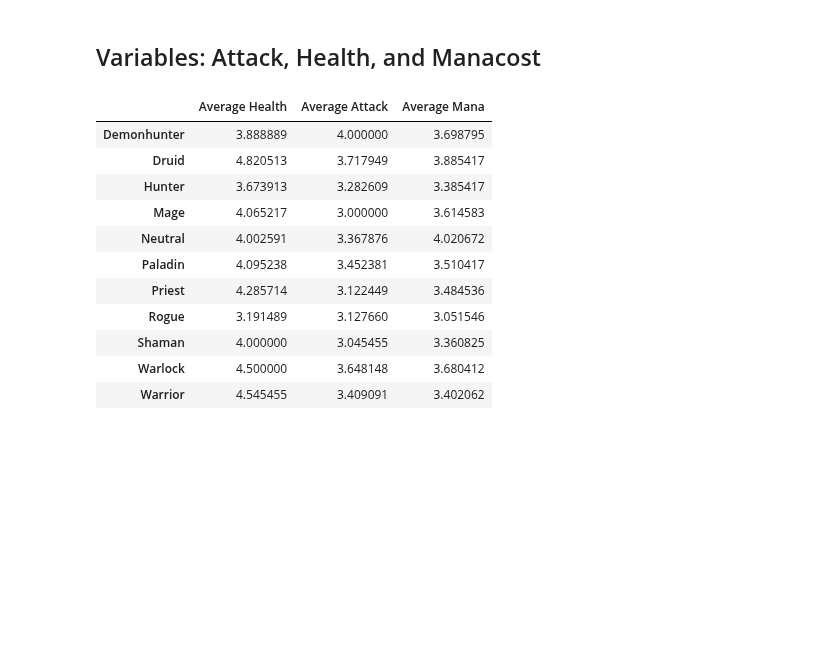
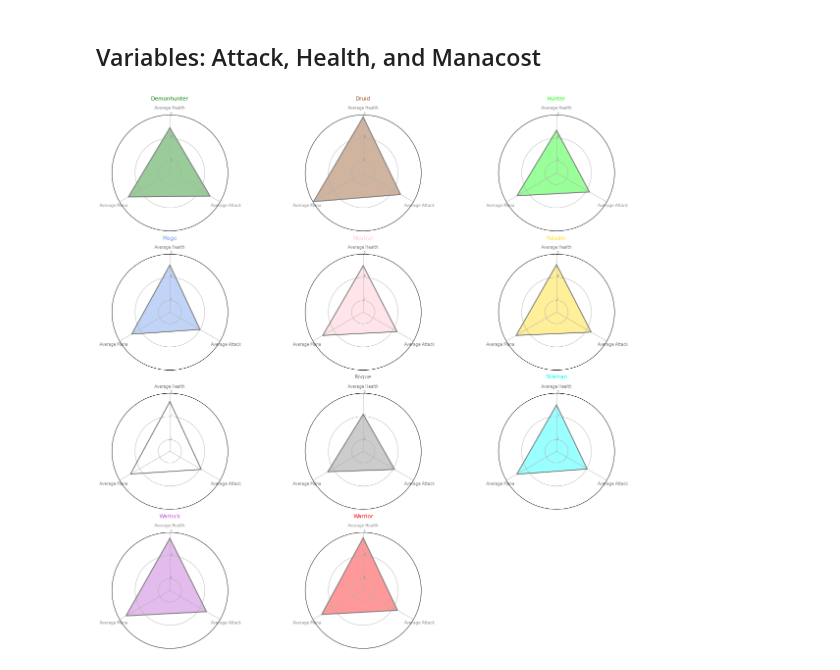
Before and after one commit to SamuelD-Data/hearthstone_project, a Jupyter notebook: hearthstone_project_notebook.ipynb, the cells around one changed output. Cells and saved outputs as stored; diff of their text form; code cells hidden in the pictures; blank space fills up the shorter version.

Commit message:
created radar plots for each class depicting manacost, health, and attack on average

```diff
--- a/hearthstone_project_notebook.ipynb
+++ b/hearthstone_project_notebook.ipynb
@@ -984,21 +985,59 @@ plt.show()
 # %% [markdown]
 ## Variables: Attack, Health, and Manacost
 # %%
-# selecting columns for radar plot
-radar_df = pd.DataFrame(dict(Average_Health = minions_health, Average_Attack = minions_attack, Average_Mana = avgmana.squeeze()))
-radar_df.columns = ['Average Health', 'Average Attack', 'Average Mana']
+# created series of average minion manacost for each class
+minions_manacost = minions.groupby('name_prime_hero_class').mean()['manacost']
+minions_manacost.index = minions_manacost.index.str.title()
+
+# creating df for radar plot
+radar_df = pd.DataFrame(dict(Average_Health = minions_health, Average_Attack = minions_attack, Average_Mana = minions_manacost ))
+
+# resetting index to convert index to column
+radar_df.reset_index(inplace=True)
+
+# renaming columns
+radar_df.columns = ['Hero Class', 'Average Health', 'Average Attack', 'Average Mana']
-# %%
-radar_df
-# %% [output]
-|  | Average Health | Average Attack | Average Mana |
-| Demonhunter | 3.888889 | 4.000000 | 3.698795 |
-| Druid | 4.820513 | 3.717949 | 3.885417 |
-| Hunter | 3.673913 | 3.282609 | 3.385417 |
-| Mage | 4.065217 | 3.000000 | 3.614583 |
-| Neutral | 4.002591 | 3.367876 | 4.020672 |
-| Paladin | 4.095238 | 3.452381 | 3.510417 |
-| Priest | 4.285714 | 3.122449 | 3.484536 |
-| Rogue | 3.191489 | 3.127660 | 3.051546 |
-| Shaman | 4.000000 | 3.045455 | 3.360825 |
-| Warlock | 4.500000 | 3.648148 | 3.680412 |
-| Warrior | 4.545455 | 3.409091 | 3.402062 |
+# %%
+def make_spider(row, subplot_title, subplot_color):
+
+    # number of variables
+    categories = list(radar_df)[1:]
+    N = len(categories)
+
+    # setting angles of each axis in plot
+    angles = [n / float(N) * 2 * pi for n in range(N)]
+    angles += angles[:1]
+
+    # initialising radar plot
+    ax = plt.subplot(4, 3, row + 1, polar = True, )
+
+    # centering radar (ie. rotating so that one variable is at top)
+    ax.set_theta_offset(pi / 2)
+    ax.set_theta_direction(-1)
+
+    plt.xticks(angles[:-1], categories, color = 'grey', size = 8)
+
+    # setting y tick values and labels
+    ax.set_rlabel_position(0)
+    plt.yticks([1, 3, 5], ["1", "3" ,"5"], color = "grey", size = 7)
+    plt.ylim(0, 5)
+
+    values = radar_df.loc[row].drop('Hero Class').values.flatten().tolist()
+    values += values[:1]
+    ax.plot(angles, values, color = 'grey', linewidth = 2, linestyle='solid')
+    ax.fill(angles, values, color = subplot_color, alpha = 0.4)
+
+    # Add a title
+    plt.title(subplot_title, size = 11, color = subplot_color, y = 1.1)
+
+# setting figure size
+plt.figure(figsize=(20, 20))
+
+# creating list of colors for subplots
+radar_colors = color_mapper(radar_df['Hero Class'])
+
+# using for loop to plot
+for row in range(0, len(radar_df.index)):
+    make_spider(row, radar_df['Hero Class'][row], radar_colors[row])
+# %% [output]
+[figure, added]
```
Also changed, not shown: parts of 1 cell of this notebook.
